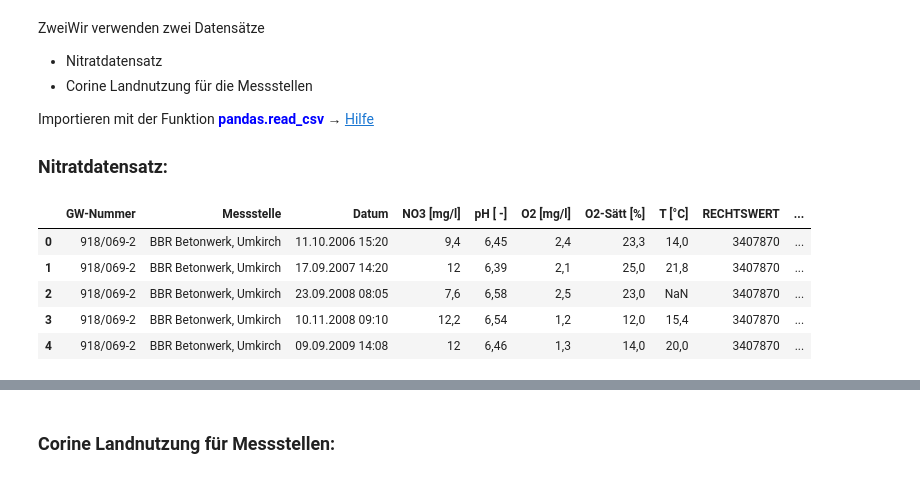
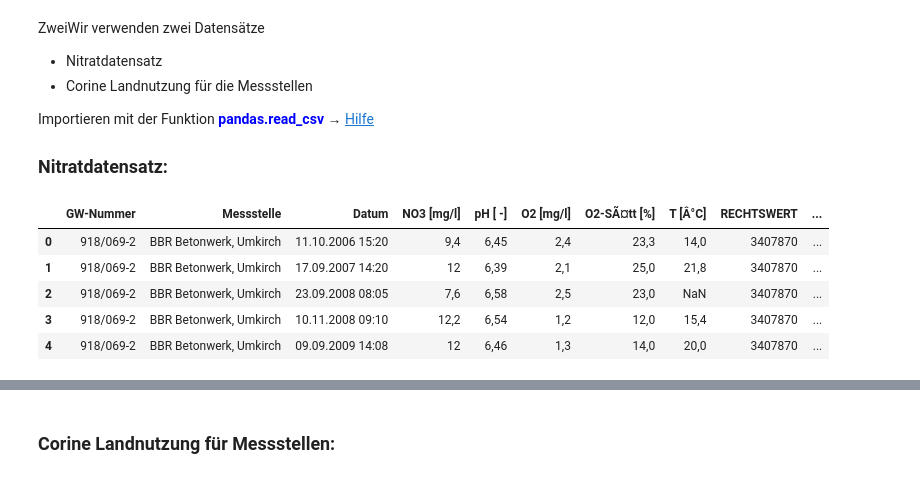
Before and after one commit to KITHydrogeology/Geodatenanalyse-II, a Jupyter notebook: Termin-01_(Tanja)/Beispiel_Termin1.ipynb, the cells around one changed output, grey strips where cells are left out. Cells and saved outputs as stored; diff of their text form; code cells hidden in the pictures.

```diff
--- a/Termin-01_(Tanja)/Beispiel_Termin1.ipynb
+++ b/Termin-01_(Tanja)/Beispiel_Termin1.ipynb
@@ -30,10 +30,10 @@ Importieren mit der Funktion <span style="color:blue">**pandas.read_csv**</span>
 
 ### Nitratdatensatz:
 # %%
-data1 = pd.read_csv('Nitratmessungen.csv', sep=',', encoding="utf-", index_col=0)
+data1 = pd.read_csv('Nitratmessungen.csv', sep=',', encoding="latin1", index_col=0)
 data1.head()
 # %% [output]
-|  | GW-Nummer | Messstelle | Datum | NO3 [mg/l] | pH [ -] | O2 [mg/l] | O2-Sätt [%] | T [°C] | RECHTSWERT | ... |
+|  | GW-Nummer | Messstelle | Datum | NO3 [mg/l] | pH [ -] | O2 [mg/l] | O2-SÃ¤tt [%] | T [Â°C] | RECHTSWERT | ... |
 | 0 | 918/069-2 | BBR Betonwerk, Umkirch | 11.10.2006 15:20 | 9,4 | 6,45 | 2,4 | 23,3 | 14,0 | 3407870 | ... |
 | 1 | 918/069-2 | BBR Betonwerk, Umkirch | 17.09.2007 14:20 | 12 | 6,39 | 2,1 | 25,0 | 21,8 | 3407870 | ... |
 | 2 | 918/069-2 | BBR Betonwerk, Umkirch | 23.09.2008 08:05 | 7,6 | 6,58 | 2,5 | 23,0 | NaN | 3407870 | ... |
```
Also changed, not shown: parts of 12 cells of this notebook, 1 other file.
